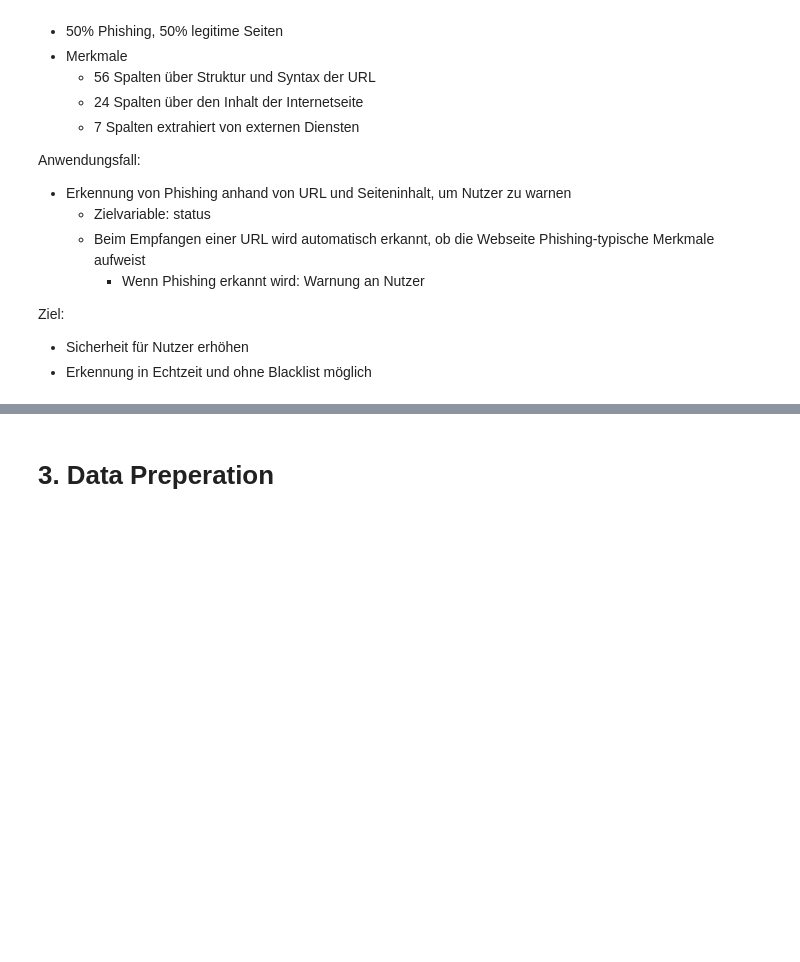
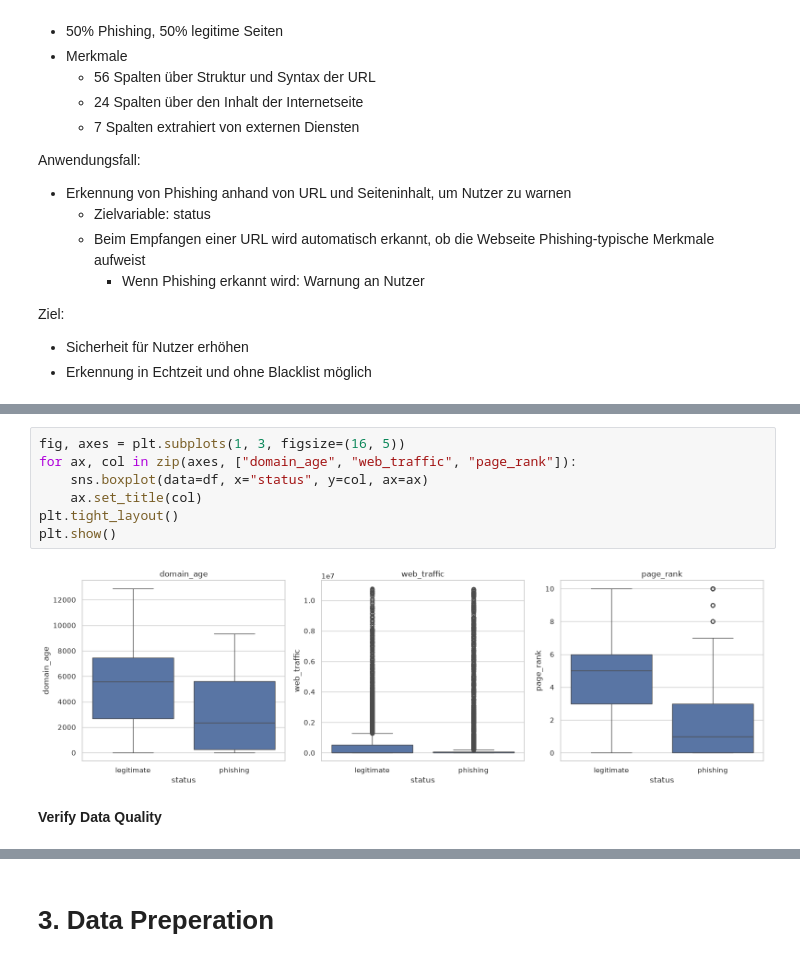
Before and after one commit to Henry210605/lecture-ai-basics, a Jupyter notebook: chapter/05_assessment/03_assessment/03_fishing_detection_analysis.ipynb, the cells around one changed output, grey strips where cells are left out. Drawn from its saved outputs; the diff is of its cells as text; blank space fills up the shorter version.

```diff
--- a/chapter/05_assessment/03_assessment/03_fishing_detection_analysis.ipynb
+++ b/chapter/05_assessment/03_assessment/03_fishing_detection_analysis.ipynb
@@ -122,0 +127,11 @@ Name: proportion, dtype: float64
+# %%
+fig, axes = plt.subplots(1, 3, figsize=(16, 5))
+for ax, col in zip(axes, ["domain_age", "web_traffic", "page_rank"]):
+    sns.boxplot(data=df, x="status", y=col, ax=ax)
+    ax.set_title(col)
+plt.tight_layout()
+plt.show()
+# %% [output]
+[figure, added]
+# %% [markdown]
+**Verify Data Quality**
```
Also changed, not shown: parts of 41 cells of this notebook.
